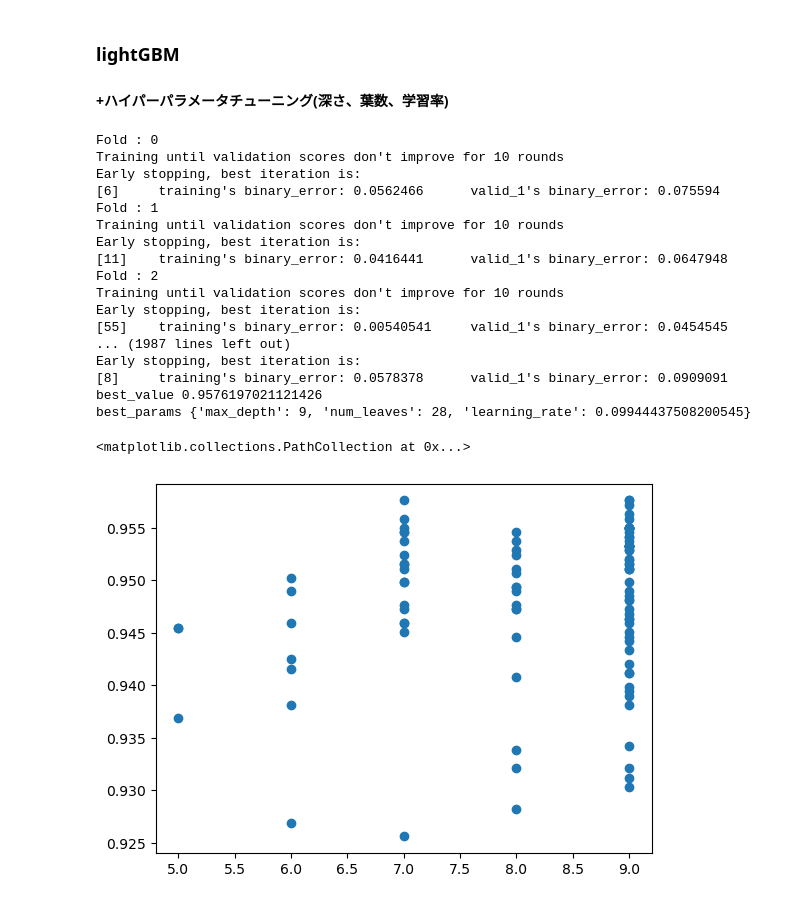
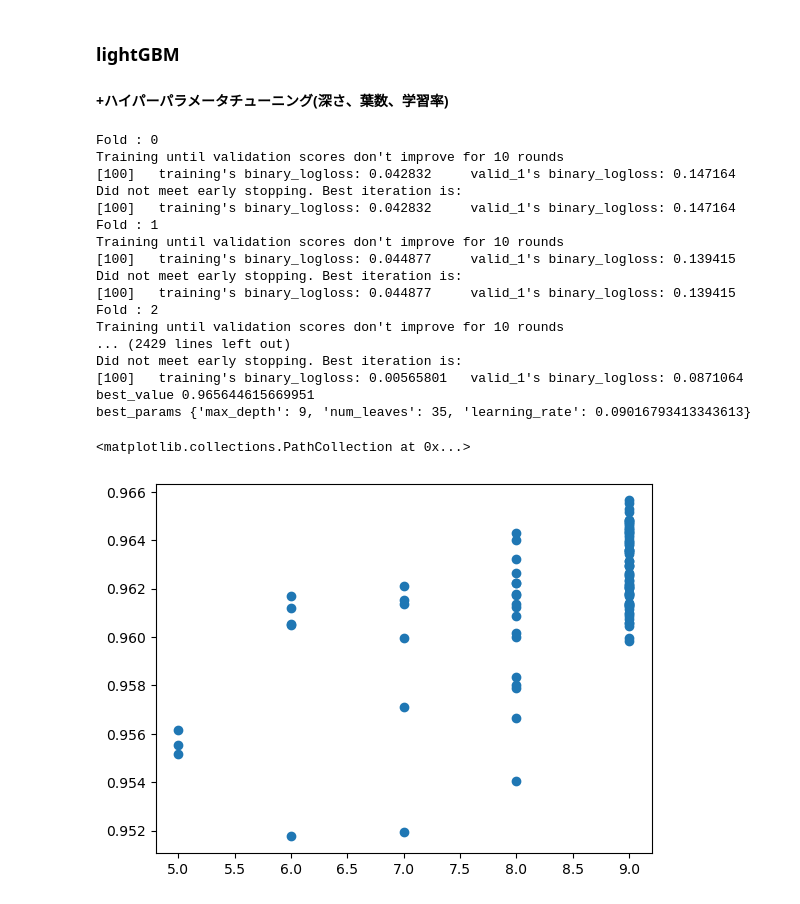
Before and after one commit to sakiiwaki/ozon, a Jupyter notebook: notebooks/ozon_3_lightGBM2.ipynb, the cells around one changed output. Cells and saved outputs as stored; diff of their text form; code cells hidden in the pictures.

```diff
--- a/notebooks/ozon_3_lightGBM2.ipynb
+++ b/notebooks/ozon_3_lightGBM2.ipynb
@@ -140,6 +140,7 @@ Name: OZONE, Length: 2312, dtype: float64
 from sklearn.model_selection import KFold
 import lightgbm as lgb
 from sklearn.metrics import accuracy_score
+from sklearn.metrics import balanced_accuracy_score
 import optuna
 optuna.logging.disable_default_handler()
 
@@ -158,7 +159,8 @@ def objective(trial):
     # ハイパーパラメータを定義
     lgb_params = {
         "objective":"binary",
-        "metric": "binary_error",
+        # "metric": "binary_error",
+        "metric": "binary_logloss",
         "force_row_wise" : True,
         "seed" : 0,
         'learning_rate': 0.1,
@@ -198,7 +200,7 @@ def objective(trial):
         train_acc_list.append(train_acc)
         """
         y_pred_val = model.predict(X_val)
-        val_acc = accuracy_score(
+        val_acc = balanced_accuracy_score(
             y_val, np.where(y_pred_val>=0.5, 1, 0)
             )
 
@@ -206,45 +208,45 @@ def objective(trial):
 
      # 最適化の指標にする値を返り値に設定
     return np.mean(val_acc_list)
 
 # 最適化タスクを定義
 optuna.logging.disable_default_handler()
 # 引数のdirectionには最適化する指標を最大化したいのか、最小化したいのかを指定
 study = optuna.create_study(direction="maximize")
 
 # 最適化を実行します。この時の探索の試行回数をn_trialsで指定
 study.optimize(objective, n_trials=100)
 
 # 最適なパラメータとその時の精度を表示
 print("best_value", study.best_value)
 print("best_params", study.best_params)
 
 # 最適化の過程を表示 & 可視化
 optuna_log_df = study.trials_dataframe(attrs=("number", "value", "params"))
 # display(optuna_log_df)
 
 # max_depthと正答率の関係を可視化
 plt.scatter(optuna_log_df["params_max_depth"], optuna_log_df["value"])
 # %% [output]
 Fold : 0
 Training until validation scores don't improve for 10 rounds
-Early stopping, best iteration is:
-[6]     training's binary_error: 0.0562466      valid_1's binary_error: 0.075594
+[100]   training's binary_logloss: 0.042832     valid_1's binary_logloss: 0.147164
+Did not meet early stopping. Best iteration is:
+[100]   training's binary_logloss: 0.042832     valid_1's binary_logloss: 0.147164
 Fold : 1
 Training until validation scores don't improve for 10 rounds
-Early stopping, best iteration is:
-[11]    training's binary_error: 0.0416441      valid_1's binary_error: 0.0647948
+[100]   training's binary_logloss: 0.044877     valid_1's binary_logloss: 0.139415
+Did not meet early stopping. Best iteration is:
+[100]   training's binary_logloss: 0.044877     valid_1's binary_logloss: 0.139415
 Fold : 2
 Training until validation scores don't improve for 10 rounds
-Early stopping, best iteration is:
-[55]    training's binary_error: 0.00540541     valid_1's binary_error: 0.0454545
-... (1987 lines left out)
-Early stopping, best iteration is:
-[8]     training's binary_error: 0.0578378      valid_1's binary_error: 0.0909091
-best_value 0.9576197021121426
-best_params {'max_depth': 9, 'num_leaves': 28, 'learning_rate': 0.09944437508200545}
+... (2429 lines left out)
+Did not meet early stopping. Best iteration is:
+[100]   training's binary_logloss: 0.00565801   valid_1's binary_logloss: 0.0871064
+best_value 0.965644615669951
+best_params {'max_depth': 9, 'num_leaves': 35, 'learning_rate': 0.09016793413343613}
 <matplotlib.collections.PathCollection at 0x...>
-[figure, old version]
+[figure, new version]
 # %%
 from sklearn.model_selection import KFold
 import lightgbm as lgb
```
Also changed, not shown: parts of 4 cells of this notebook, 3 other files.
